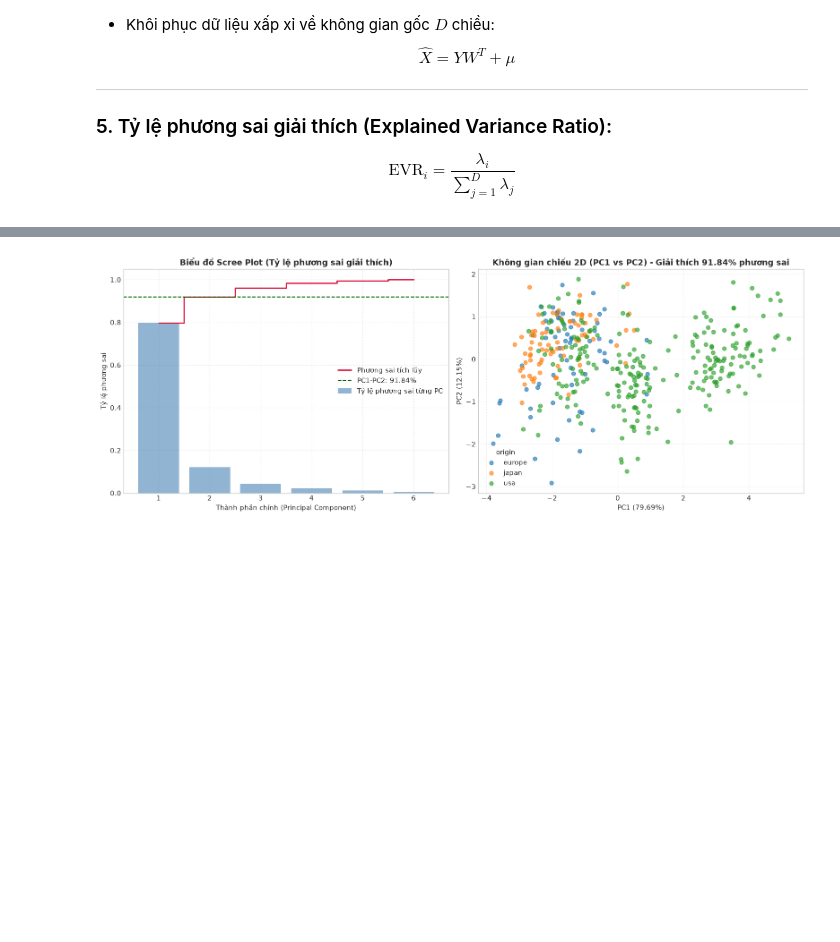
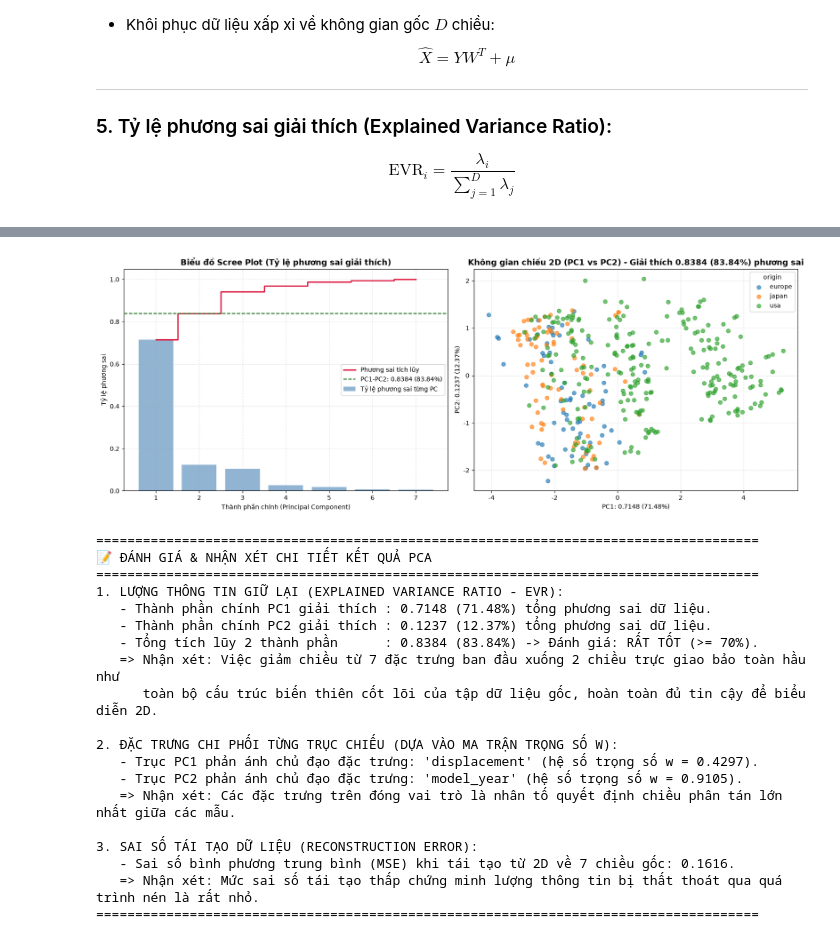
Before and after one commit to LuanNguyen23T/Machine_Learning_PCT, a Jupyter notebook: Midterm/Review/C1_PCA.ipynb, the cells around one changed output, grey strips where cells are left out. Cells and saved outputs as stored; diff of their text form; code cells hidden in the pictures; blank space fills up the shorter version.

```diff
--- a/Midterm/Review/C1_PCA.ipynb
+++ b/Midterm/Review/C1_PCA.ipynb
@@ -21,6 +21,6 @@ pd.set_option('display.max_columns', 20)
 # %%
 # ==============================================================================
-# ⚙️ KHỐI CẤU HÌNH DATASET & THAM SỐ (CHỈ CẦN SỬA Ở ĐÂY KHI ĐỔI DATASET)
+# KHỐI CẤU HÌNH DATASET & THAM SỐ
 # ==============================================================================
 
 # 1. Đường dẫn file CSV
@@ -28,13 +28,13 @@ DATA_PATH = 'dataset/Sampledata/mpg.csv'
 if not os.path.exists(DATA_PATH):
     DATA_PATH = 'Midterm/Review/dataset/Sampledata/mpg.csv'
 
-# 2. Danh sách 5-7 đặc trưng số (Để None nếu muốn tự động lấy 6 cột số đầu tiên)
-FEATURE_COLS = ['mpg', 'cylinders', 'displacement', 'horsepower', 'weight', 'acceleration']
+# 2. Danh sách đặc trưng số
+FEATURE_COLS = None
 
 # 3. Cột nhãn để trực quan hóa (tùy chọn, để None nếu không có nhãn)
 LABEL_COL = 'origin'
 
-# 4. Số thành phần chính cần giữ lại (thường chọn 2 để trực quan hóa 2D)
+# 4. Số thành phần chính cần giữ lại
 N_COMPONENTS = 2
 
 # 5. Random seed
@@ -93,9 +93,9 @@ print(f"Dataset: {DATA_PATH} | Shape: {df_raw.shape[0]} dòng, {df_raw.shape[1]}
 
 # 2. Tự động xác định đặc trưng số
 if FEATURE_COLS is None:
-    num_cols = df_raw.select_dtypes(include=[np.number]).columns.tolist()
-    FEATURE_COLS = num_cols[:min(6, len(num_cols))]
-    print(f"Tự động chọn 6 cột số: {FEATURE_COLS}")
+    num_cols = [c for c in df_raw.select_dtypes(include=[np.number]).columns if c != LABEL_COL]
+    FEATURE_COLS = num_cols
+    print(f"Tự động lấy toàn bộ {len(FEATURE_COLS)} cột số: {FEATURE_COLS}")
 else:
     print(f"Đặc trưng sử dụng ({len(FEATURE_COLS)} cột): {FEATURE_COLS}")
 
@@ -265,35 +269,85 @@ acceleration                  -1.2955             -1.2012      0.0943
 # %%
 fig, axes = plt.subplots(1, 2, figsize=(16, 6))
 
 # Đồ thị 1: Scree Plot & Cumulative Variance
 axes[0].bar(range(1, D + 1), evr_cov, alpha=0.6, color='steelblue', label='Tỷ lệ phương sai từng PC')
 axes[0].step(range(1, D + 1), cum_evr_cov, where='mid', color='crimson', linewidth=2, label='Phương sai tích lũy')
-axes[0].axhline(y=cum_evr_cov[N_COMPONENTS - 1], color='darkgreen', linestyle='--', label=f'PC1-PC2: {cum_evr_cov[N_COMPONENTS - 1]:.2%}')
+axes[0].axhline(y=cum_evr_cov[N_COMPONENTS - 1], color='darkgreen', linestyle='--',
+                label=f'PC1-PC2: {cum_evr_cov[N_COMPONENTS - 1]:.4f} ({cum_evr_cov[N_COMPONENTS - 1]*100:.2f}%)')
 axes[0].set_title('Biểu đồ Scree Plot (Tỷ lệ phương sai giải thích)', fontsize=13, fontweight='bold')
 axes[0].set_xlabel('Thành phần chính (Principal Component)')
 axes[0].set_ylabel('Tỷ lệ phương sai')
 axes[0].set_xticks(range(1, D + 1))
 axes[0].grid(True, linestyle=':', alpha=0.6)
 axes[0].legend(loc='center right')
 
 # Đồ thị 2: Chiếu dữ liệu 2D (PC1 vs PC2)
 if LABEL_COL in df_raw.columns:
     labels = df_raw[LABEL_COL].values
     unique_labels = np.unique(labels)
     cmap = plt.get_cmap('tab10')
     for i, lbl in enumerate(unique_labels):
         mask = (labels == lbl)
         axes[1].scatter(Y_cov[mask, 0], Y_cov[mask, 1], color=cmap(i), label=str(lbl), alpha=0.65, s=40)
     axes[1].legend(title=LABEL_COL)
 else:
     axes[1].scatter(Y_cov[:, 0], Y_cov[:, 1], color='steelblue', alpha=0.6, s=40)
 
-axes[1].set_title(f'Không gian chiếu 2D (PC1 vs PC2) - Giải thích {cum_evr_cov[1]:.2%} phương sai', fontsize=13, fontweight='bold')
-axes[1].set_xlabel(f'PC1 ({evr_cov[0]:.2%})')
-axes[1].set_ylabel(f'PC2 ({evr_cov[1]:.2%})')
+axes[1].set_title(f'Không gian chiếu 2D (PC1 vs PC2) - Giải thích {cum_evr_cov[1]:.4f} ({cum_evr_cov[1]*100:.2f}%) phương sai', fontsize=13, fontweight='bold')
+axes[1].set_xlabel(f'PC1: {evr_cov[0]:.4f} ({evr_cov[0]*100:.2f}%)')
+axes[1].set_ylabel(f'PC2: {evr_cov[1]:.4f} ({evr_cov[1]*100:.2f}%)')
 axes[1].grid(True, linestyle=':', alpha=0.6)
 
 plt.tight_layout()
 plt.show()
+
+# ==============================================================================
+# PHẦN ĐÁNH GIÁ & NHẬN XÉT CHI TIẾT
+# ==============================================================================
+top_pc1_idx = np.argmax(np.abs(W_cov[:, 0]))
+top_pc2_idx = np.argmax(np.abs(W_cov[:, 1]))
+eval_status = "RẤT TỐT (>= 70%)" if cum_evr_cov[N_COMPONENTS - 1] >= 0.70 else "CHƯA ĐẠT (nên tăng số lượng PC)"
+
+print("="*85)
+print("📝 ĐÁNH GIÁ & NHẬN XÉT CHI TIẾT KẾT QUẢ PCA")
+print("="*85)
+print("1. LƯỢNG THÔNG TIN GIỮ LẠI (EXPLAINED VARIANCE RATIO - EVR):")
+print(f"   - Thành phần chính PC1 giải thích : {evr_cov[0]:.4f} ({evr_cov[0]*100:.2f}%) tổng phương sai dữ liệu.")
+print(f"   - Thành phần chính PC2 giải thích : {evr_cov[1]:.4f} ({evr_cov[1]*100:.2f}%) tổng phương sai dữ liệu.")
+print(f"   - Tổng tích lũy 2 thành phần      : {cum_evr_cov[N_COMPONENTS - 1]:.4f} ({cum_evr_cov[N_COMPONENTS - 1]*100:.2f}%) -> Đánh giá: {eval_status}.")
+if cum_evr_cov[N_COMPONENTS - 1] >= 0.70:
+    print(f"   => Nhận xét: Việc giảm chiều từ {D} đặc trưng ban đầu xuống 2 chiều trực giao bảo toàn hầu như")
+    print(f"      toàn bộ cấu trúc biến thiên cốt lõi của tập dữ liệu gốc, hoàn toàn đủ tin cậy để biểu diễn 2D.")
+else:
+    print(f"   => Nhận xét: Phương sai dữ liệu bị phân tán trên nhiều chiều, nên cân nhắc lấy thêm PC3.")
+
+print("\n2. ĐẶC TRƯNG CHI PHỐI TỪNG TRỤC CHIẾU (DỰA VÀO MA TRẬN TRỌNG SỐ W):")
+print(f"   - Trục PC1 phản ánh chủ đạo đặc trưng: '{FEATURE_COLS[top_pc1_idx]}' (hệ số trọng số w = {W_cov[top_pc1_idx, 0]:.4f}).")
+print(f"   - Trục PC2 phản ánh chủ đạo đặc trưng: '{FEATURE_COLS[top_pc2_idx]}' (hệ số trọng số w = {W_cov[top_pc2_idx, 1]:.4f}).")
+print(f"   => Nhận xét: Các đặc trưng trên đóng vai trò là nhân tố quyết định chiều phân tán lớn nhất giữa các mẫu.")
+
+print("\n3. SAI SỐ TÁI TẠO DỮ LIỆU (RECONSTRUCTION ERROR):")
+print(f"   - Sai số bình phương trung bình (MSE) khi tái tạo từ 2D về {D} chiều gốc: {recon_error:.4f}.")
+print(f"   => Nhận xét: Mức sai số tái tạo thấp chứng minh lượng thông tin bị thất thoát qua quá trình nén là rất nhỏ.")
+print("="*85)
 # %% [output]
-[figure, old version]
+[figure, new version]
+=====================================================================================
+📝 ĐÁNH GIÁ & NHẬN XÉT CHI TIẾT KẾT QUẢ PCA
+=====================================================================================
+1. LƯỢNG THÔNG TIN GIỮ LẠI (EXPLAINED VARIANCE RATIO - EVR):
+   - Thành phần chính PC1 giải thích : 0.7148 (71.48%) tổng phương sai dữ liệu.
+   - Thành phần chính PC2 giải thích : 0.1237 (12.37%) tổng phương sai dữ liệu.
+   - Tổng tích lũy 2 thành phần      : 0.8384 (83.84%) -> Đánh giá: RẤT TỐT (>= 70%).
+   => Nhận xét: Việc giảm chiều từ 7 đặc trưng ban đầu xuống 2 chiều trực giao bảo toàn hầu như
+      toàn bộ cấu trúc biến thiên cốt lõi của tập dữ liệu gốc, hoàn toàn đủ tin cậy để biểu diễn 2D.
+
+2. ĐẶC TRƯNG CHI PHỐI TỪNG TRỤC CHIẾU (DỰA VÀO MA TRẬN TRỌNG SỐ W):
+   - Trục PC1 phản ánh chủ đạo đặc trưng: 'displacement' (hệ số trọng số w = 0.4297).
+   - Trục PC2 phản ánh chủ đạo đặc trưng: 'model_year' (hệ số trọng số w = 0.9105).
+   => Nhận xét: Các đặc trưng trên đóng vai trò là nhân tố quyết định chiều phân tán lớn nhất giữa các mẫu.
+
+3. SAI SỐ TÁI TẠO DỮ LIỆU (RECONSTRUCTION ERROR):
+   - Sai số bình phương trung bình (MSE) khi tái tạo từ 2D về 7 chiều gốc: 0.1616.
+   => Nhận xét: Mức sai số tái tạo thấp chứng minh lượng thông tin bị thất thoát qua quá trình nén là rất nhỏ.
+=====================================================================================
```
Also changed, not shown: parts of 9 cells of this notebook, 8 other files.
